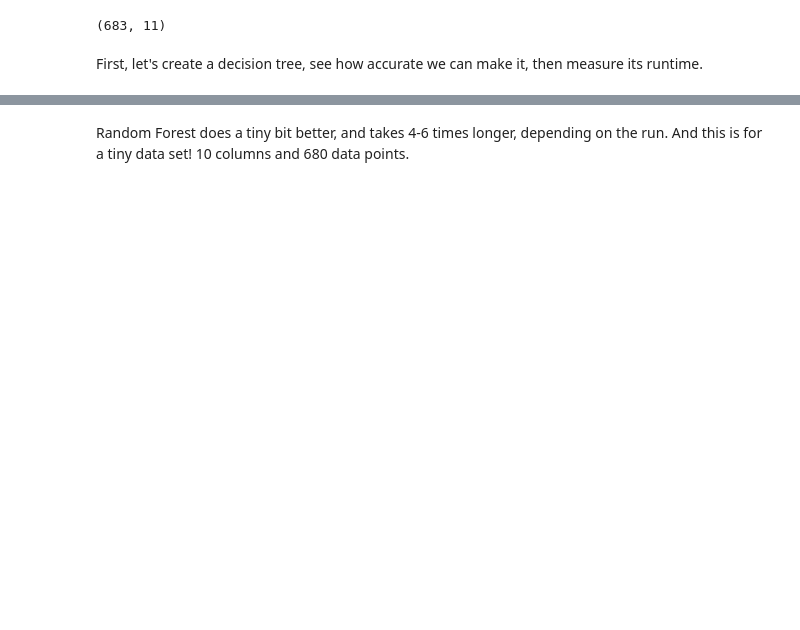
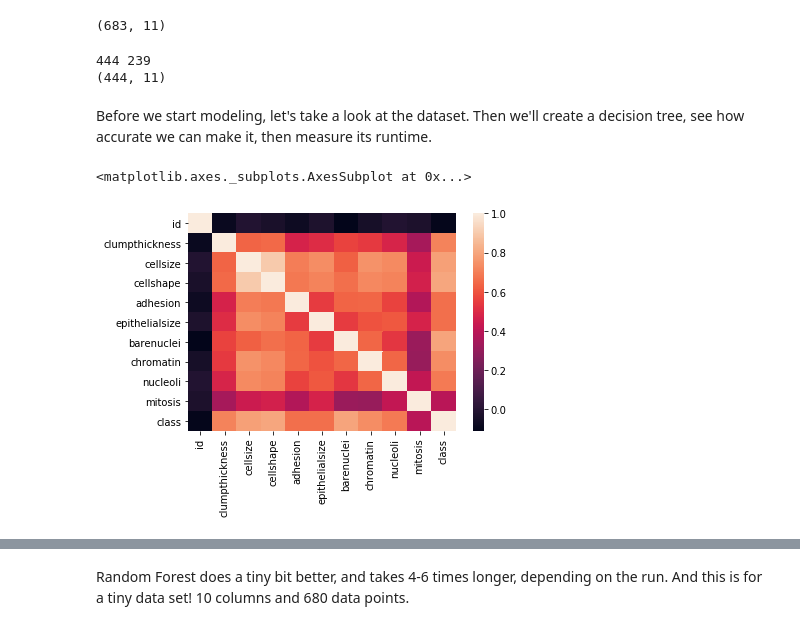
Before and after one commit to maxcalabro/Thinkful_Unit_3, a Jupyter notebook: 3.2.6 Tree vs Forest.ipynb, the cells around one changed output, grey strips where cells are left out. Cells and saved outputs as stored; diff of their text form; code cells hidden in the pictures; blank space fills up the shorter version.

```diff
--- a/3.2.6 Tree vs Forest.ipynb
+++ b/3.2.6 Tree vs Forest.ipynb
@@ -23,8 +25,27 @@ full_df = full_df.dropna()
 full_df.shape
 # %% [output]
 (683, 11)
+# %%
+neg_df = full_df[full_df['class']==0]
+pos_df = full_df[full_df['class']==1]
+print(len(neg_df), len(pos_df))
+
+pos_df_upsampled = resample(pos_df, n_samples=444)
+print(pos_df_upsampled.shape)
+
+full_df = pd.concat([pos_df_upsampled, neg_df])
+# %% [output]
+444 239
+(444, 11)
 # %%
 X = full_df.loc[:, 'clumpthickness':'mitosis']
 Y = full_df.loc[:, 'class']
 # %% [markdown]
-First, let's create a decision tree, see how accurate we can make it, then measure its runtime.
+Before we start modeling, let's take a look at the dataset. Then we'll create a decision tree, see how accurate we can make it, then measure its runtime.
+# %%
+corrmat = full_df.corr()
+# %%
+sns.heatmap(corrmat)
+# %% [output]
+<matplotlib.axes._subplots.AxesSubplot at 0x...>
+[figure, added]
```
Also changed, not shown: parts of 23 cells of this notebook.
